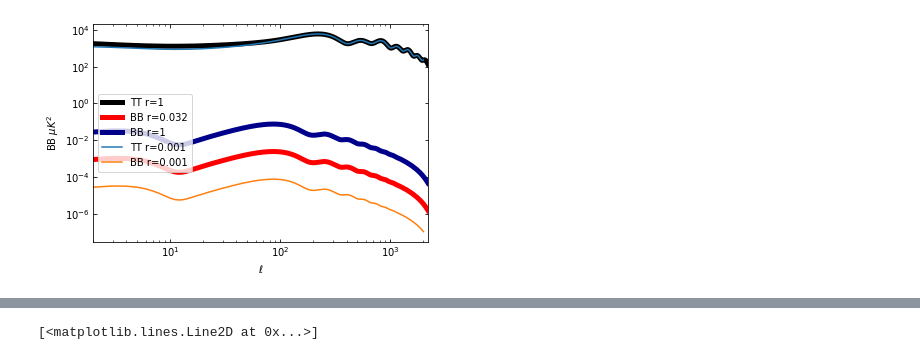
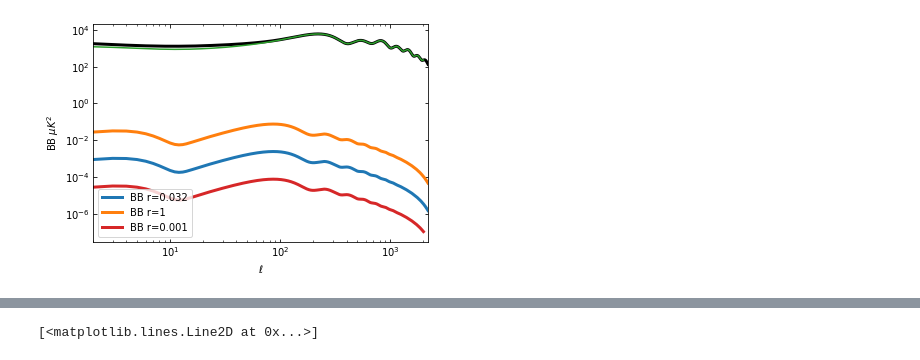
Before and after one commit to gemmahuai/Gemmas-CMB, a Jupyter notebook: Notebooks/PowerSpectrum.ipynb, the cells around one changed output, grey strips where cells are left out. Saved outputs shown, nothing was run; the diff lists cells and outputs as text; code cells hidden in the pictures.

```diff
--- a/Notebooks/PowerSpectrum.ipynb
+++ b/Notebooks/PowerSpectrum.ipynb
@@ -19,21 +17,22 @@ plt.rcParams['font.size'] = 15
 %run Fraunhofer
 %run ErrMask
 # %%
+### input CMB power spectra generated by CAMB
 (ll, T, E, B) = np.loadtxt('/Users/zhaoyuhuai/Desktop/SeniorProj/Data/camb_96896687_totcls.dat.txt', unpack=True, usecols=(0,1,2,3))
 B_014 = np.loadtxt('/Users/zhaoyuhuai/Desktop/SeniorProj/Data/camb_34747700_totcls.dat.txt', unpack=True, usecols=(3))
 B_032 = np.loadtxt('/Users/zhaoyuhuai/Desktop/SeniorProj/Data/camb_41507785_totcls.dat.txt', unpack=True, usecols=(3))
 (ll_r, T_r, B_r) = np.loadtxt('/Users/zhaoyuhuai/Desktop/SeniorProj/Data/camb_52566576_totcls.dat.txt', unpack=True, usecols=(0,1,3))
-plt.loglog(ll, T, lw=5, label='TT r=1', color='black')
-plt.loglog(ll, B_032, lw=5, label='BB r=0.032', color='red')
-plt.loglog(ll, B, lw=5, label='BB r=1', color='darkblue') # 0th: ell; 1st: TT; 2nd: EE; 3rd: BB
-plt.loglog(ll_r, T_r, label='TT r=0.001')
-plt.loglog(ll_r, B_r, label='BB r=0.001')
+plt.loglog(ll, T, lw=3, color='black')
+plt.loglog(ll, B_032, lw=3, label='BB r=0.032')
+plt.loglog(ll, B, lw=3, label='BB r=1') # 0th: ell; 1st: TT; 2nd: EE; 3rd: BB
+plt.loglog(ll_r, T_r)
+plt.loglog(ll_r, B_r, lw=3, label='BB r=0.001')
 plt.xlabel(r'$\ell$')
 plt.ylabel(r'BB $\mu K^2$')
 plt.xlim(2,2200)
 plt.legend();
 # %% [output]
-[figure, old version]
+[figure, new version]
 # %%
 with plt.xkcd():
     cl = mcp.gen_color(cmap="viridis",n=3)
```
Also changed, not shown: parts of 12 cells of this notebook, 2 other files.
